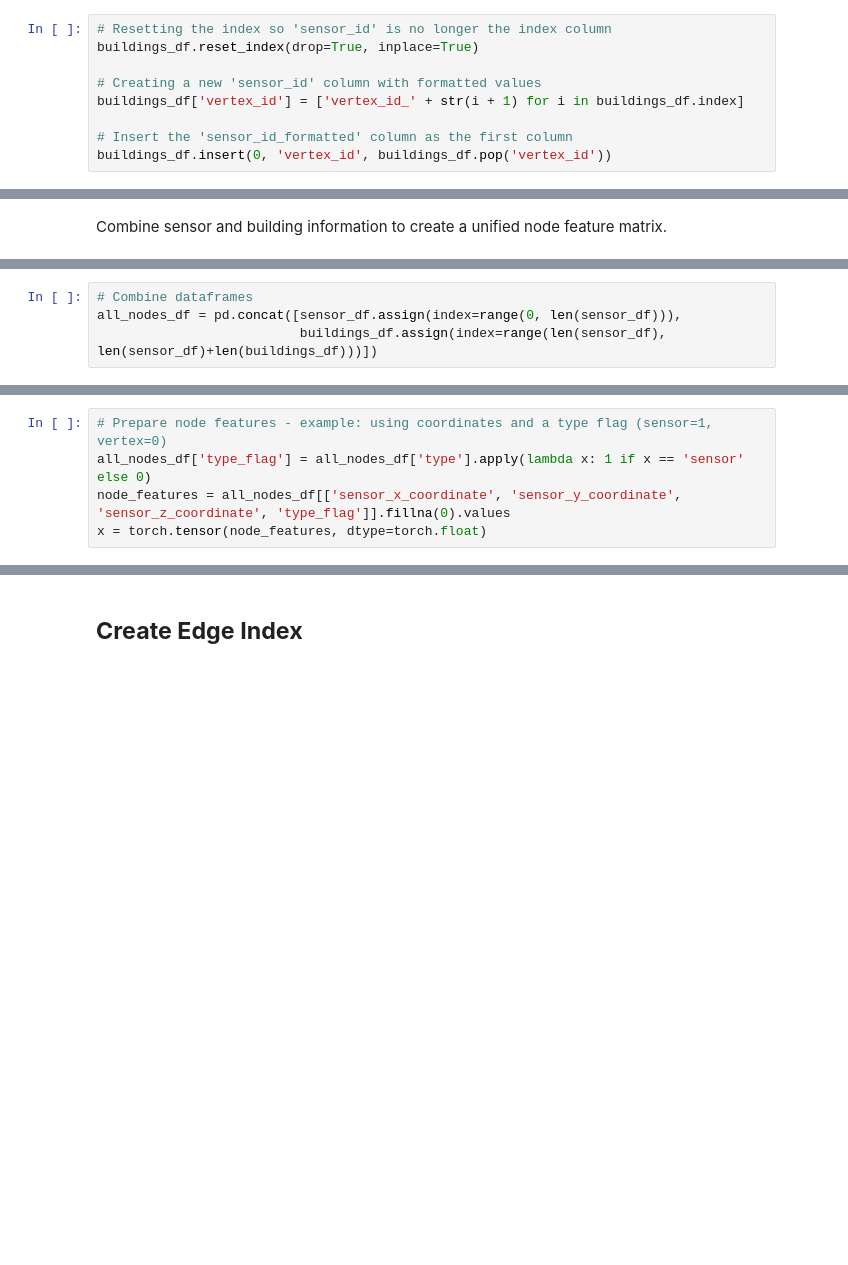
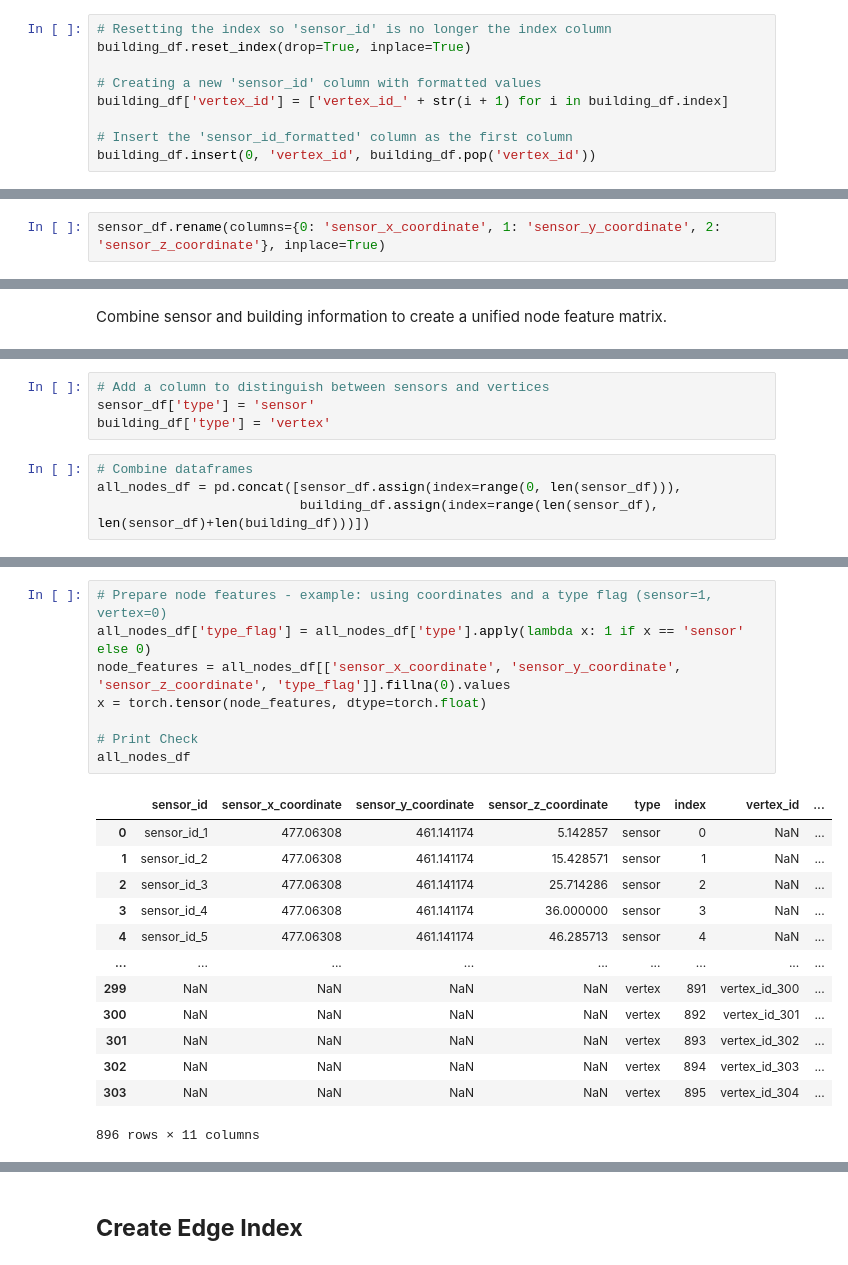
Before and after one commit to chanjunha0/MastersofArchitecture_Thesis_2024, a Jupyter notebook: gnn_dataset.ipynb, the cells around one changed output, grey strips where cells are left out. Cells and saved outputs as stored; diff of their text form; blank space fills up the shorter version.

```diff
--- a/gnn_dataset.ipynb
+++ b/gnn_dataset.ipynb
@@ -237,12 +210,12 @@ sensor_df['sensor_id'] = ['sensor_id_' + str(i + 1) for i in sensor_df.index]
 sensor_df.insert(0, 'sensor_id', sensor_df.pop('sensor_id'))
 # %%
 # Resetting the index so 'sensor_id' is no longer the index column
-buildings_df.reset_index(drop=True, inplace=True)
+building_df.reset_index(drop=True, inplace=True)
 
 # Creating a new 'sensor_id' column with formatted values
-buildings_df['vertex_id'] = ['vertex_id_' + str(i + 1) for i in buildings_df.index]
+building_df['vertex_id'] = ['vertex_id_' + str(i + 1) for i in building_df.index]
 
 # Insert the 'sensor_id_formatted' column as the first column
-buildings_df.insert(0, 'vertex_id', buildings_df.pop('vertex_id'))
+building_df.insert(0, 'vertex_id', building_df.pop('vertex_id'))
 # %%
 # Resetting the index so 'sensor_id' is no longer the index column
@@ -255,0 +231,2 @@ labels_df.insert(0, 'sensor_id', labels_df.pop('sensor_id'))
+# %%
+sensor_df.rename(columns={0: 'sensor_x_coordinate', 1: 'sensor_y_coordinate', 2: 'sensor_z_coordinate'}, inplace=True)
@@ -302,5 +277,9 @@ buildings_df['type'] = 'vertex'
+# %%
+# Add a column to distinguish between sensors and vertices
+sensor_df['type'] = 'sensor'
+building_df['type'] = 'vertex'
 # %%
 # Combine dataframes
 all_nodes_df = pd.concat([sensor_df.assign(index=range(0, len(sensor_df))),
-                          buildings_df.assign(index=range(len(sensor_df), len(sensor_df)+len(buildings_df)))])
+                          building_df.assign(index=range(len(sensor_df), len(sensor_df)+len(building_df)))])
 # %%
@@ -322,8 +302,25 @@ all_nodes_df
 # %%
 # Prepare node features - example: using coordinates and a type flag (sensor=1, vertex=0)
 all_nodes_df['type_flag'] = all_nodes_df['type'].apply(lambda x: 1 if x == 'sensor' else 0)
 node_features = all_nodes_df[['sensor_x_coordinate', 'sensor_y_coordinate', 'sensor_z_coordinate', 'type_flag']].fillna(0).values
 x = torch.tensor(node_features, dtype=torch.float)
+
+# Print Check
+all_nodes_df
+# %% [output]
+|  | sensor_id | sensor_x_coordinate | sensor_y_coordinate | sensor_z_coordinate | type | index | vertex_id | ... |
+| 0 | sensor_id_1 | 477.06308 | 461.141174 | 5.142857 | sensor | 0 | NaN | ... |
+| 1 | sensor_id_2 | 477.06308 | 461.141174 | 15.428571 | sensor | 1 | NaN | ... |
+| 2 | sensor_id_3 | 477.06308 | 461.141174 | 25.714286 | sensor | 2 | NaN | ... |
+| 3 | sensor_id_4 | 477.06308 | 461.141174 | 36.000000 | sensor | 3 | NaN | ... |
+| 4 | sensor_id_5 | 477.06308 | 461.141174 | 46.285713 | sensor | 4 | NaN | ... |
+| ... | ... | ... | ... | ... | ... | ... | ... | ... |
+| 299 | NaN | NaN | NaN | NaN | vertex | 891 | vertex_id_300 | ... |
+| 300 | NaN | NaN | NaN | NaN | vertex | 892 | vertex_id_301 | ... |
+| 301 | NaN | NaN | NaN | NaN | vertex | 893 | vertex_id_302 | ... |
+| 302 | NaN | NaN | NaN | NaN | vertex | 894 | vertex_id_303 | ... |
+| 303 | NaN | NaN | NaN | NaN | vertex | 895 | vertex_id_304 | ... |
+896 rows × 11 columns
 # %%
 # Print the tensor to check its contents
 print("Node Features Tensor:")
```
Also changed, not shown: parts of 52 cells of this notebook, 1 other file.
